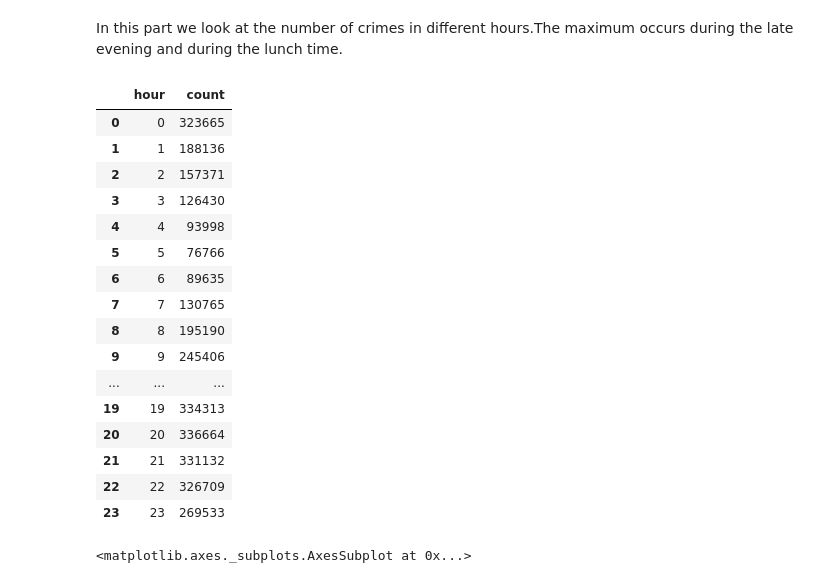
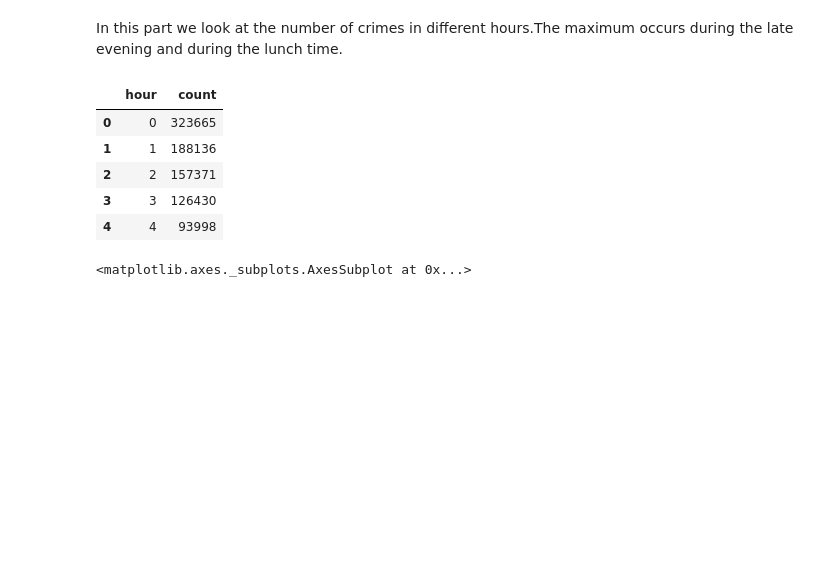
Before and after one commit to talesa/crime-predictive-model-chicago, a Jupyter notebook: exploration/brano_temporal_analysis.ipynb, the cells around one changed output. Drawn from its saved outputs; the diff is of its cells as text; code cells hidden in the pictures; blank space fills up the shorter version.

```diff
--- a/exploration/brano_temporal_analysis.ipynb
+++ b/exploration/brano_temporal_analysis.ipynb
@@ -79,25 +79,14 @@ crimes_monthly.plot(x='month', y='count', kind = 'bar')
 In this part we look at the number of crimes in different hours.The maximum occurs during the late evening and during the lunch time.
 # %%
 crimes_hourly = crimes.groupby(['hour']).size().reset_index().rename(columns={0:'count'})
-crimes_hourly
+crimes_hourly.head()
 # %% [output]
 |  | hour | count |
 | 0 | 0 | 323665 |
 | 1 | 1 | 188136 |
 | 2 | 2 | 157371 |
 | 3 | 3 | 126430 |
 | 4 | 4 | 93998 |
-| 5 | 5 | 76766 |
-| 6 | 6 | 89635 |
-| 7 | 7 | 130765 |
-| 8 | 8 | 195190 |
-| 9 | 9 | 245406 |
-| ... | ... | ... |
-| 19 | 19 | 334313 |
-| 20 | 20 | 336664 |
-| 21 | 21 | 331132 |
-| 22 | 22 | 326709 |
-| 23 | 23 | 269533 |
 # %%
 crimes_hourly.plot(x='hour', y='count', kind = 'bar')
 # %% [output]
```
Also changed, not shown: parts of 3 cells of this notebook, 2 other files.
